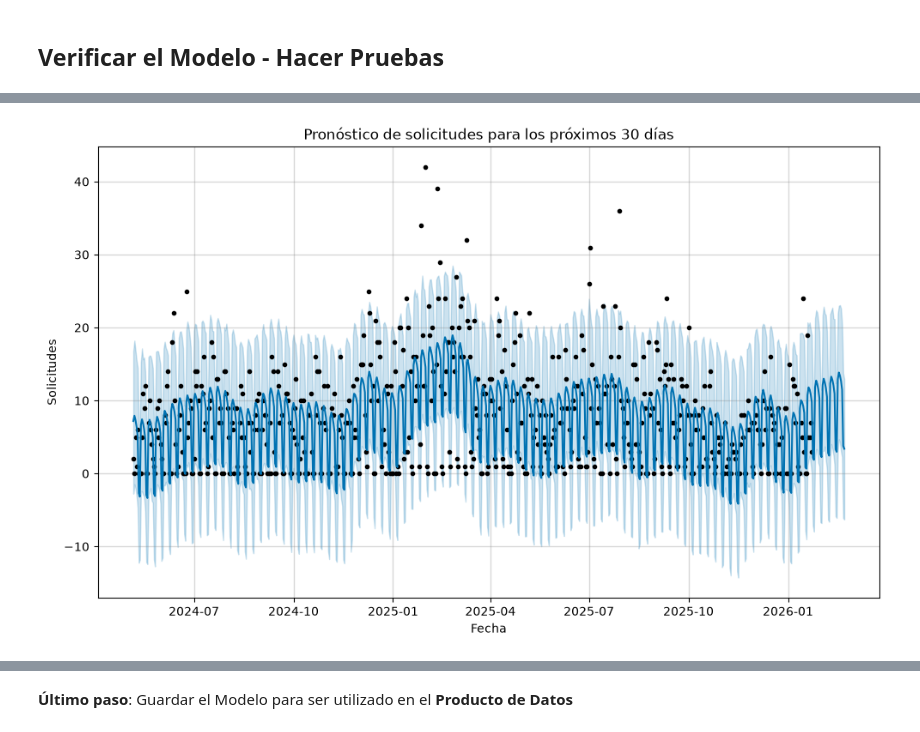
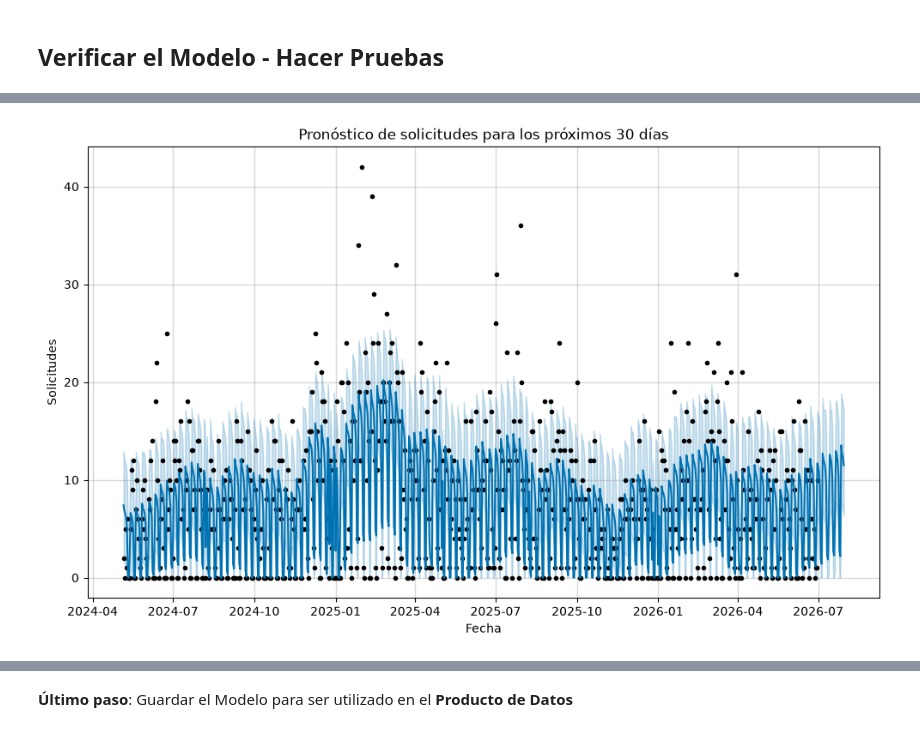
Before and after one commit to DiazJSC/AccesClean_proyecto, a Jupyter notebook: src/04_modelo.ipynb, the cells around one changed output, grey strips where cells are left out. Drawn from its saved outputs; the diff is of its cells as text; code cells hidden in the pictures.

```diff
--- a/src/04_modelo.ipynb
+++ b/src/04_modelo.ipynb
@@ -70,0 +42,5 @@ from sklearn.metrics import (
+# %%
+## Construyendo Modelo con prónostico Diario
+serie_diaria = (df.groupby(pd.Grouper(key="Fecha_apertura", freq="D")).size().reset_index(name="y"))
+serie_diaria.rename(columns={"Fecha_apertura": "ds"},inplace=True)
+serie_diaria.head()
@@ -239,23 +446,33 @@ plt.show()
 # %%
-future = modelo.make_future_dataframe(
-    periods=30,
-    freq="D"
-)
+future = modelo_final.make_future_dataframe(periods=30, freq="D")
 # %%
-future["dia_semana"] = future["ds"].dt.dayofweek
-future["es_habil"] = (future["dia_semana"] < 5).astype(int)
-forecast_futuro = modelo.predict(future)
+festivos_futuro = holidays.Colombia(
+    years=range(future["ds"].dt.year.min(), future["ds"].dt.year.max() + 1)
+)
+
+def es_dia_habil_futuro(fecha):
+    if fecha.weekday() >= 5:
+        return 0
+    if fecha.date() in festivos_futuro:
+        return 0
+    return 1
+
+future["es_habil"] = future["ds"].apply(es_dia_habil_futuro)
+forecast_futuro = modelo_final.predict(future)
+
+# La cantidad de solicitudes no puede ser negativa: se recorta en 0.
+forecast_futuro["yhat"] = forecast_futuro["yhat"].clip(lower=0)
+forecast_futuro["yhat_lower"] = forecast_futuro["yhat_lower"].clip(lower=0)
+
+# Prophet reutiliza el nombre "es_habil" en el forecast para la contribución del regresor,
+# por lo que se guarda el indicador original (0/1) en una columna aparte para reportes.
+forecast_futuro["dia_habil"] = future["es_habil"].values
 # %%
-fig = modelo.plot(forecast_futuro)
-
+fig = modelo_final.plot(forecast_futuro)
 plt.title("Pronóstico de solicitudes para los próximos 30 días")
-
 plt.xlabel("Fecha")
-
 plt.ylabel("Solicitudes")
-
 plt.grid(alpha=0.3)
-
 plt.show()
 # %% [output]
-[figure, old version]
+[figure, new version]
```
Also changed, not shown: parts of 42 cells of this notebook, 4 other files.
